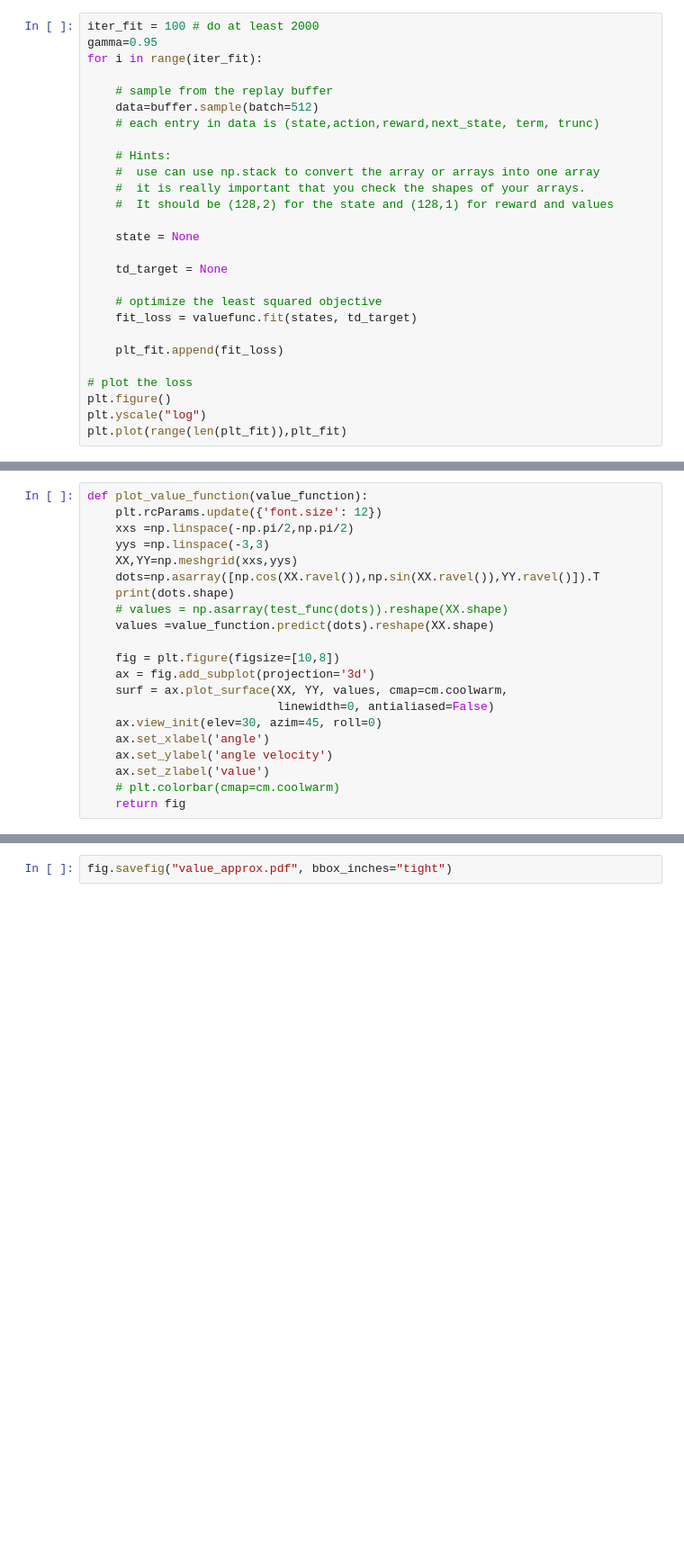
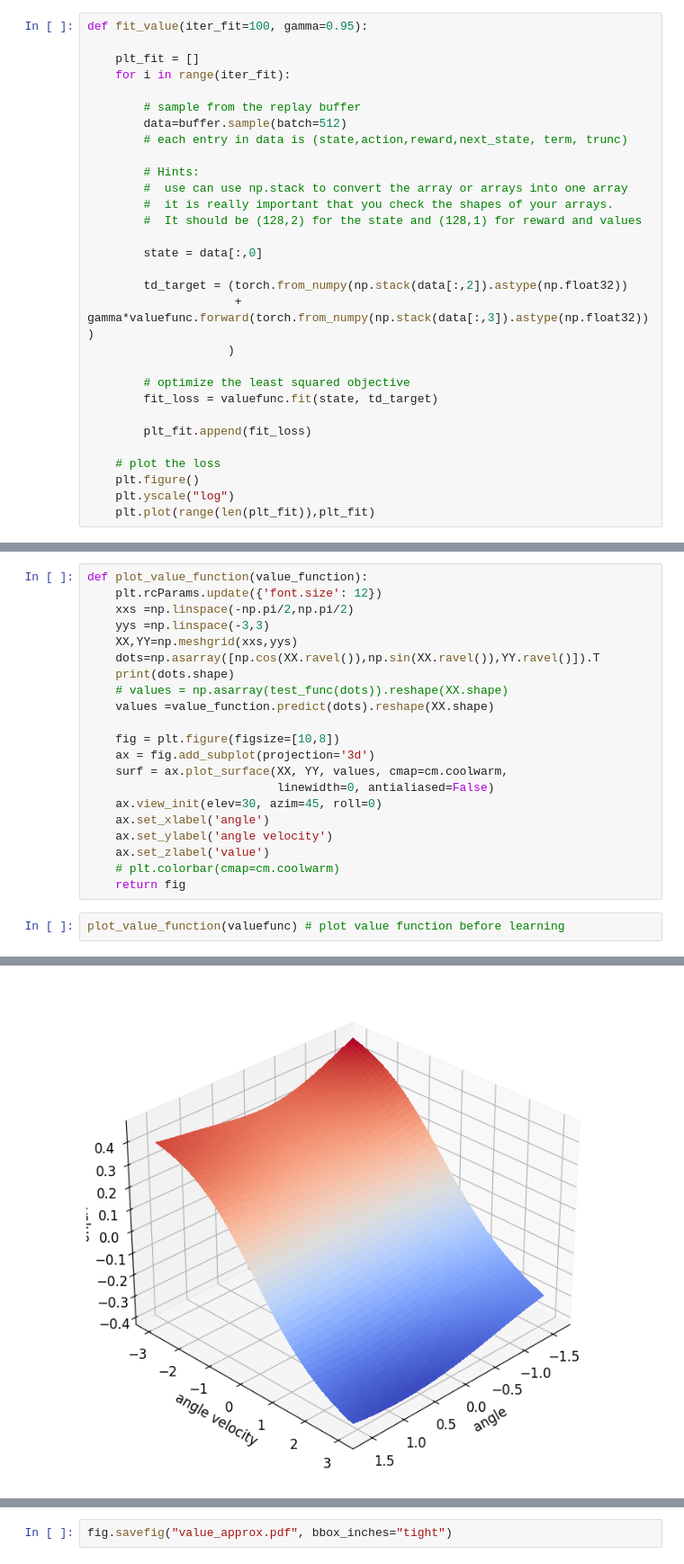
Before and after one commit to SahitiC/RL_course, a Jupyter notebook: Homework6/6_gym_valueapprox/value_approx.ipynb, the cells around one changed output, grey strips where cells are left out. Shown at 90% size. Drawn from its saved outputs; the diff is of its cells as text; blank space fills up the shorter version.

Commit message:
write homework functions

```diff
--- a/Homework6/6_gym_valueapprox/value_approx.ipynb
+++ b/Homework6/6_gym_valueapprox/value_approx.ipynb
@@ -119,30 +123,33 @@ plt_fit = []
 # %%
-iter_fit = 100 # do at least 2000
-gamma=0.95
-for i in range(iter_fit):
+def fit_value(iter_fit=100, gamma=0.95):
 
-    # sample from the replay buffer
-    data=buffer.sample(batch=512)
-    # each entry in data is (state,action,reward,next_state, term, trunc)
+    plt_fit = []
+    for i in range(iter_fit):
 
-    # Hints:
-    #  use can use np.stack to convert the array or arrays into one array
-    #  it is really important that you check the shapes of your arrays.
-    #  It should be (128,2) for the state and (128,1) for reward and values
+        # sample from the replay buffer
+        data=buffer.sample(batch=512)
+        # each entry in data is (state,action,reward,next_state, term, trunc)
 
-    state = None
+        # Hints:
+        #  use can use np.stack to convert the array or arrays into one array
+        #  it is really important that you check the shapes of your arrays.
+        #  It should be (128,2) for the state and (128,1) for reward and values
 
-    td_target = None
+        state = data[:,0]
 
-    # optimize the least squared objective
-    fit_loss = valuefunc.fit(states, td_target)
+        td_target = (torch.from_numpy(np.stack(data[:,2]).astype(np.float32))
+                     + gamma*valuefunc.forward(torch.from_numpy(np.stack(data[:,3]).astype(np.float32)))
+                    )
 
-    plt_fit.append(fit_loss)
+        # optimize the least squared objective
+        fit_loss = valuefunc.fit(state, td_target)
 
-# plot the loss
-plt.figure()
-plt.yscale("log")
-plt.plot(range(len(plt_fit)),plt_fit)
+        plt_fit.append(fit_loss)
+
+    # plot the loss
+    plt.figure()
+    plt.yscale("log")
+    plt.plot(range(len(plt_fit)),plt_fit)
 # %% [markdown]
 # Visualize
 # %% [markdown]
@@ -168,3 +175,6 @@ def plot_value_function(value_function):
     ax.set_zlabel('value')
     # plt.colorbar(cmap=cm.coolwarm)
     return fig
+# %%
+plot_value_function(valuefunc) # plot value function before learning
+# %% [output]
@@ -170,0 +182 @@ def plot_value_function(value_function):
+[figure, added]
```
Also changed, not shown: parts of 7 cells of this notebook, 1 other file.
